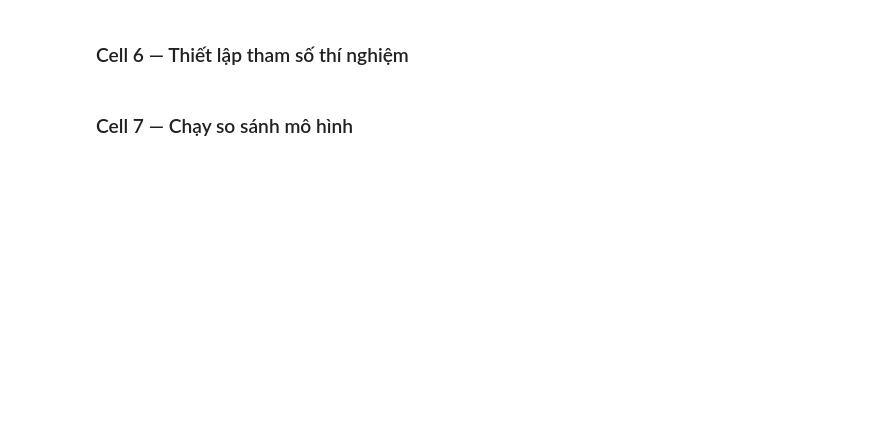
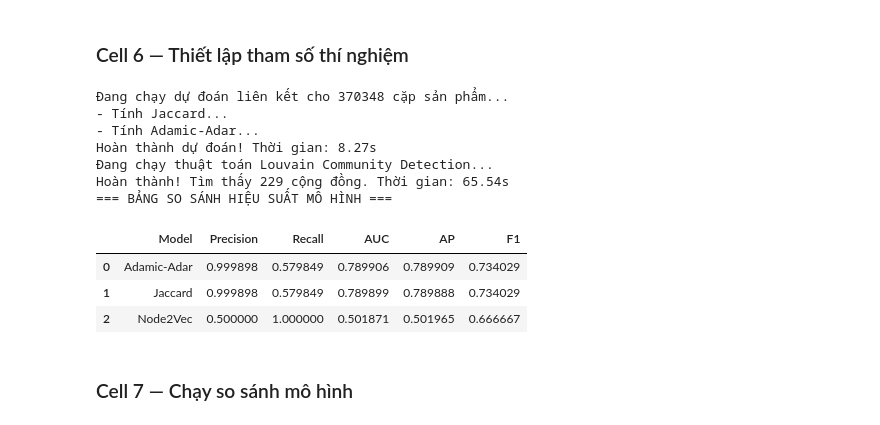
Before and after one commit to NhanThiencoder/Amazon-Graph-Recommender, a Jupyter notebook: notebooks/04_Link_Prediction_Node2Vec.ipynb, the cells around one changed output. Cells and saved outputs as stored; diff of their text form; code cells hidden in the pictures; blank space fills up the shorter version.

```diff
--- a/notebooks/04_Link_Prediction_Node2Vec.ipynb
+++ b/notebooks/04_Link_Prediction_Node2Vec.ipynb
@@ -118,19 +130,44 @@ Density    : 0.00001651
 # %% [markdown]
 ### Cell 6 — Thiết lập tham số thí nghiệm
 # %%
+
 SEED = 42
-TEST_FRAC = 0.20
-VAL_FRAC = 0.10
-
 NODE2VEC_PARAMS = {
     "run_node2vec": True,
     "node2vec_subgraph_size": 5000,
     "node2vec_dimensions": 32,
     "node2vec_walk_length": 10,
     "node2vec_num_walks": 3,
     "node2vec_epochs": 1,
     "node2vec_batch_size": 256,
 }
+
+result = run_model_comparison(G, test_frac=0.20, val_frac=0.10, seed=SEED, **NODE2VEC_PARAMS)
+
+def report_to_row(name, report):
+    if report is None: return {"Model": name, "Precision": np.nan, "Recall": np.nan, "AUC": np.nan, "AP": np.nan, "F1": np.nan}
+    return {"Model": name, "Precision": report.precision, "Recall": report.recall, "AUC": report.auc, "AP": report.ap, "F1": report.f1}
+
+results_df = pd.DataFrame([
+    report_to_row("Jaccard", result.report_jaccard),
+    report_to_row("Adamic-Adar", result.report_adamic),
+    report_to_row("Node2Vec", result.report_node2vec),
+]).sort_values(by="AUC", ascending=False).reset_index(drop=True)
+
+print("=== BẢNG SO SÁNH HIỆU SUẤT MÔ HÌNH ===")
+display(results_df)
+# %% [output]
+Đang chạy dự đoán liên kết cho 370348 cặp sản phẩm...
+- Tính Jaccard...
+- Tính Adamic-Adar...
+Hoàn thành dự đoán! Thời gian: 8.27s
+Đang chạy thuật toán Louvain Community Detection...
+Hoàn thành! Tìm thấy 229 cộng đồng. Thời gian: 65.54s
+=== BẢNG SO SÁNH HIỆU SUẤT MÔ HÌNH ===
+|  | Model | Precision | Recall | AUC | AP | F1 |
+| 0 | Adamic-Adar | 0.999898 | 0.579849 | 0.789906 | 0.789909 | 0.734029 |
+| 1 | Jaccard | 0.999898 | 0.579849 | 0.789899 | 0.789888 | 0.734029 |
+| 2 | Node2Vec | 0.500000 | 1.000000 | 0.501871 | 0.501965 | 0.666667 |
 # %% [markdown]
 ### Cell 7 — Chạy so sánh mô hình
 # %%
```
Also changed, not shown: parts of 8 cells of this notebook.
